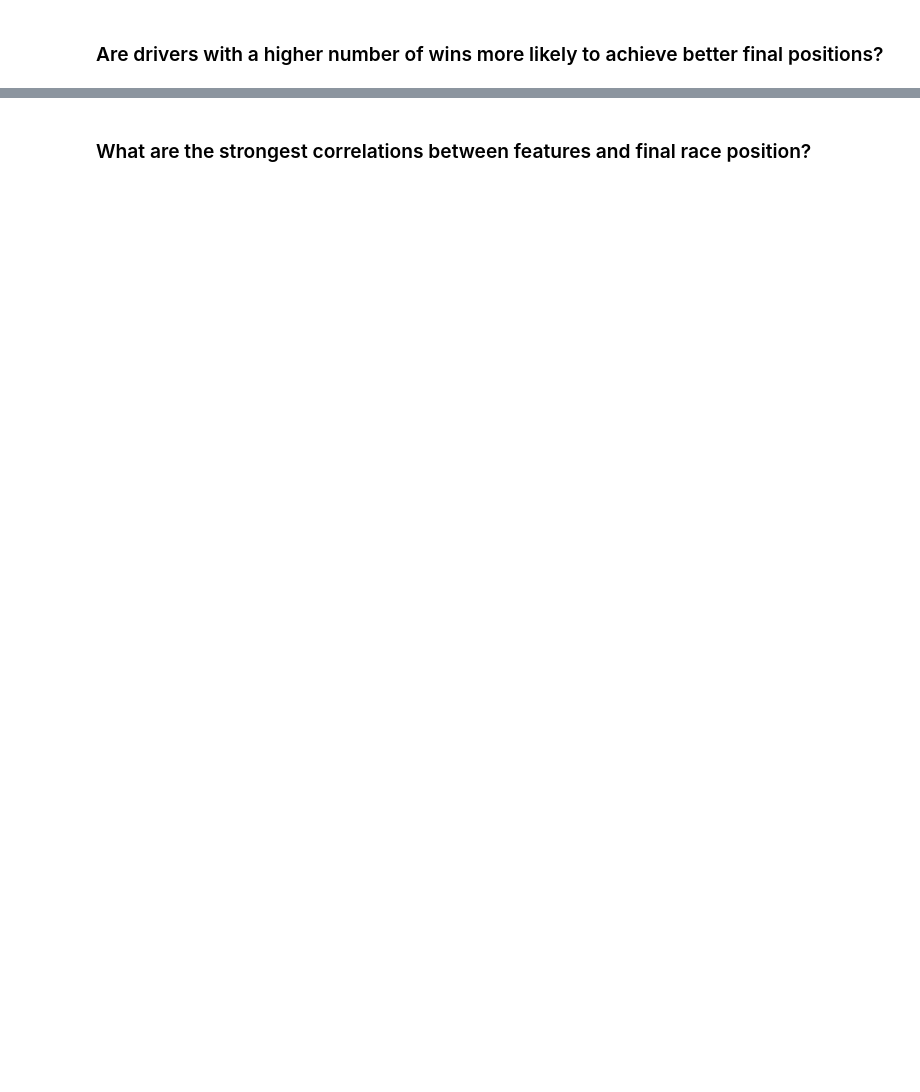
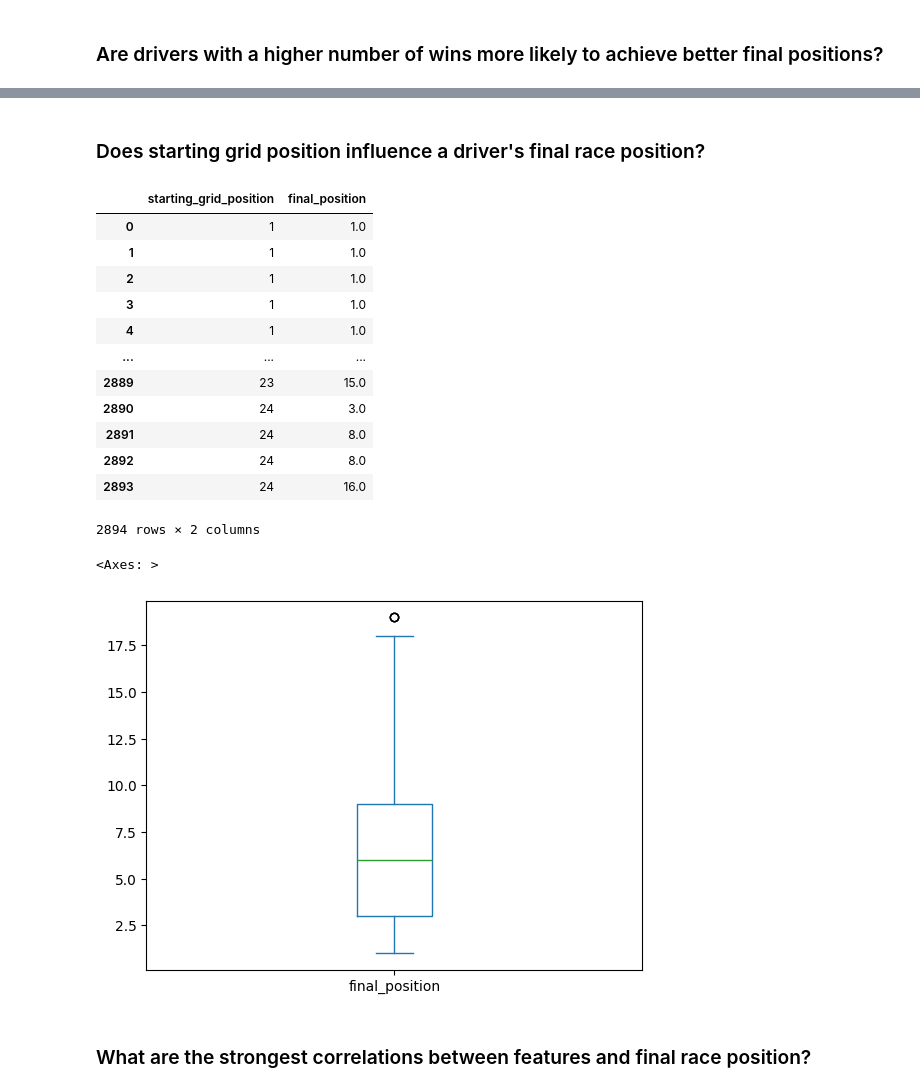
Before and after one commit to jennydang61/Driver-Performance-Prediction, a Jupyter notebook: formula1.ipynb, the cells around one changed output, grey strips where cells are left out. Cells and saved outputs as stored; diff of their text form; code cells hidden in the pictures; blank space fills up the shorter version.

```diff
--- a/formula1.ipynb
+++ b/formula1.ipynb
@@ -832,3 +827,27 @@ driver_win_influence.plot(kind='scatter', x='total_wins', y='final_position')
+# %% [markdown]
+### Does starting grid position influence a driver's final race position?
+# %%
+grid_position_influence = pd.read_sql_query('SELECT starting_grid as starting_grid_position, final_position FROM formula_one ORDER BY starting_grid ASC, final_position ASC',conn)
+display(grid_position_influence)
+#grid_position_influence.plot(kind='scatter', x='starting_grid_position', y='final_position')
+grid_position_influence.plot(kind='box', x='starting_grid_position', y='final_position')
+#grid_position_influence.to_csv('file1.csv')
+# %% [output]
+|  | starting_grid_position | final_position |
+| 0 | 1 | 1.0 |
+| 1 | 1 | 1.0 |
+| 2 | 1 | 1.0 |
+| 3 | 1 | 1.0 |
+| 4 | 1 | 1.0 |
+| ... | ... | ... |
+| 2889 | 23 | 15.0 |
+| 2890 | 24 | 3.0 |
+| 2891 | 24 | 8.0 |
+| 2892 | 24 | 8.0 |
+| 2893 | 24 | 16.0 |
+2894 rows × 2 columns
+<Axes: >
+[figure, added]
 # %% [markdown]
 ### What are the strongest correlations between features and final race position?
 # %%
```
Also changed, not shown: parts of 23 cells of this notebook, 1 other file.
